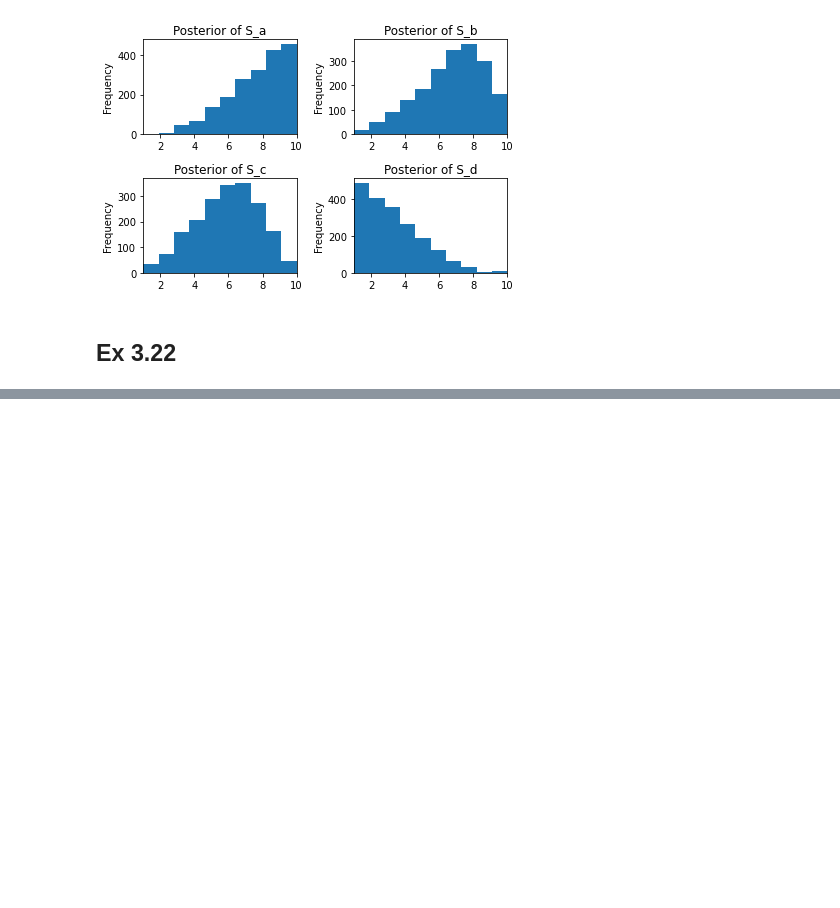
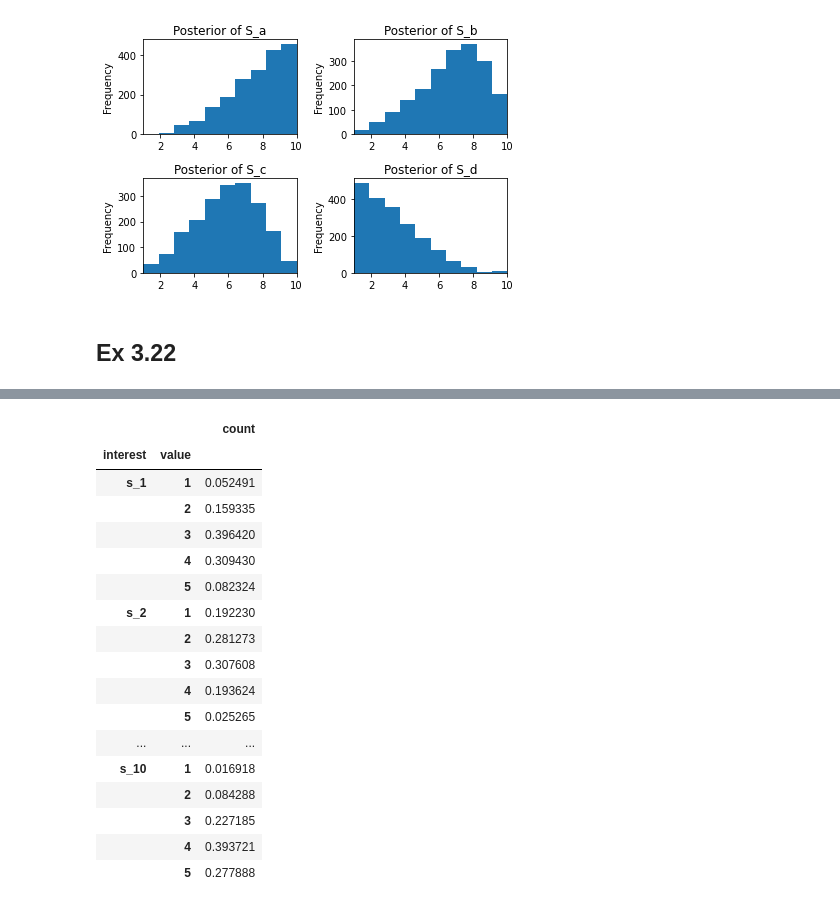
Before and after one commit to Edderic/BRML, a Jupyter notebook: solutions/ch-3.ipynb, the cells around one changed output, grey strips where cells are left out. Cells and saved outputs as stored; diff of their text form; code cells hidden in the pictures; blank space fills up the shorter version.

```diff
--- a/solutions/ch-3.ipynb
+++ b/solutions/ch-3.ipynb
@@ -966,3 +863,0 @@ result = sim_events[0]
-# %%
-for i in range(1, len(sim_events)):
-    result = result & sim_events[i]
@@ -1043,0 +1046,32 @@ len(s_3[result])
+# %%
+#fig, ax = plt.subplots(10,1, figsize=(2, 20))
+counts = pd.DataFrame([])
+for index, (name, post) in enumerate(posterior.items()):
+    frame = pd.Series(posterior[name], name='value').to_frame()
+    frame['count'] = 0
+    frame['interest'] = name
+    frame_count = frame.groupby(['interest', 'value']).count() \
+        / frame.groupby(['interest', 'value']).count().sum()
+    counts = counts.append(frame_count)
+    #ax[index].set_title(f"Posterior of {name}")
+
+counts
+# %% [output]
+|  |  | count |
+| interest | value |  |
+| s_1 | 1 | 0.052491 |
+|  | 2 | 0.159335 |
+|  | 3 | 0.396420 |
+|  | 4 | 0.309430 |
+|  | 5 | 0.082324 |
+| s_2 | 1 | 0.192230 |
+|  | 2 | 0.281273 |
+|  | 3 | 0.307608 |
+|  | 4 | 0.193624 |
+|  | 5 | 0.025265 |
+| ... | ... | ... |
+| s_10 | 1 | 0.016918 |
+|  | 2 | 0.084288 |
+|  | 3 | 0.227185 |
+|  | 4 | 0.393721 |
+|  | 5 | 0.277888 |
```
Also changed, not shown: parts of 24 cells of this notebook.
